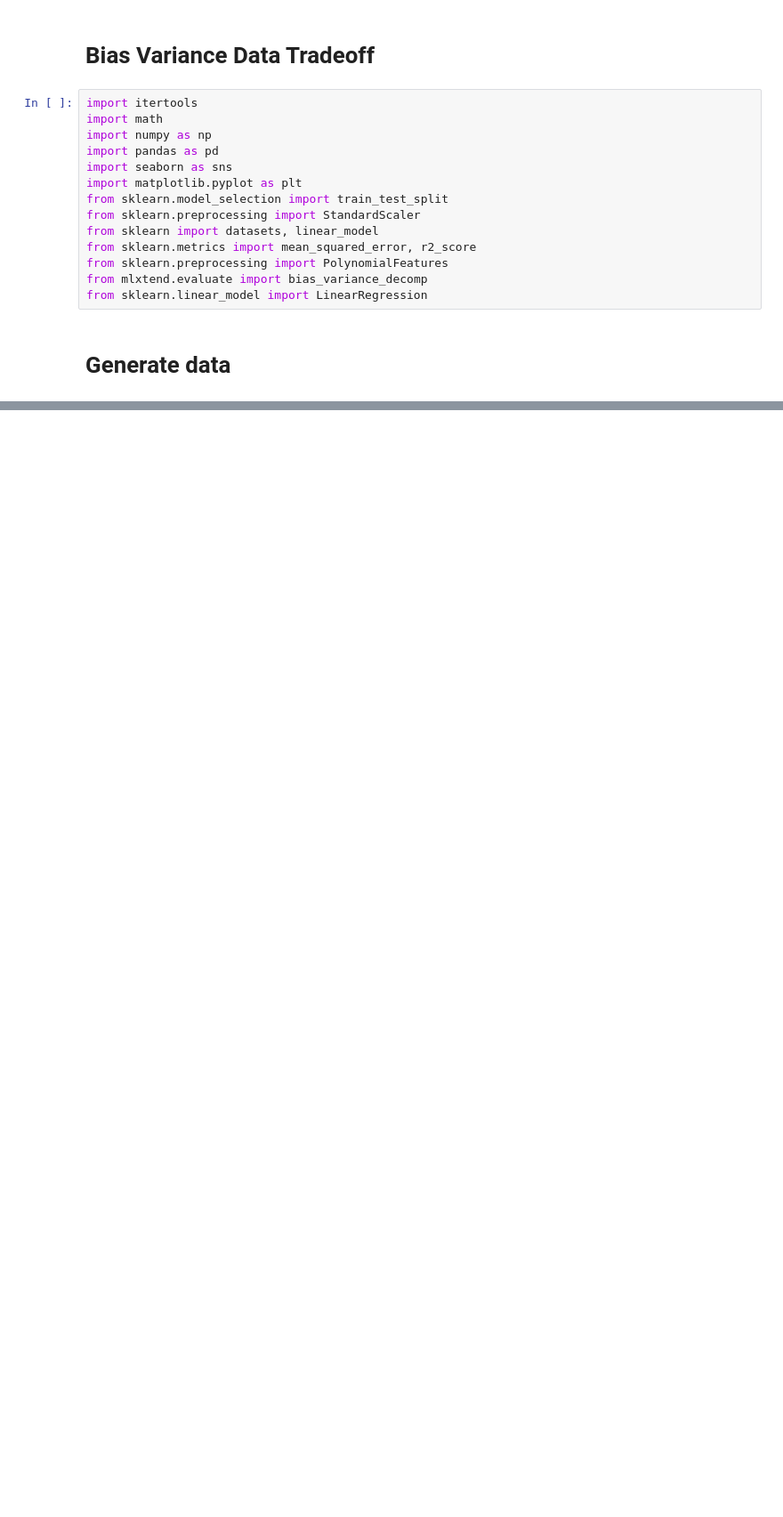
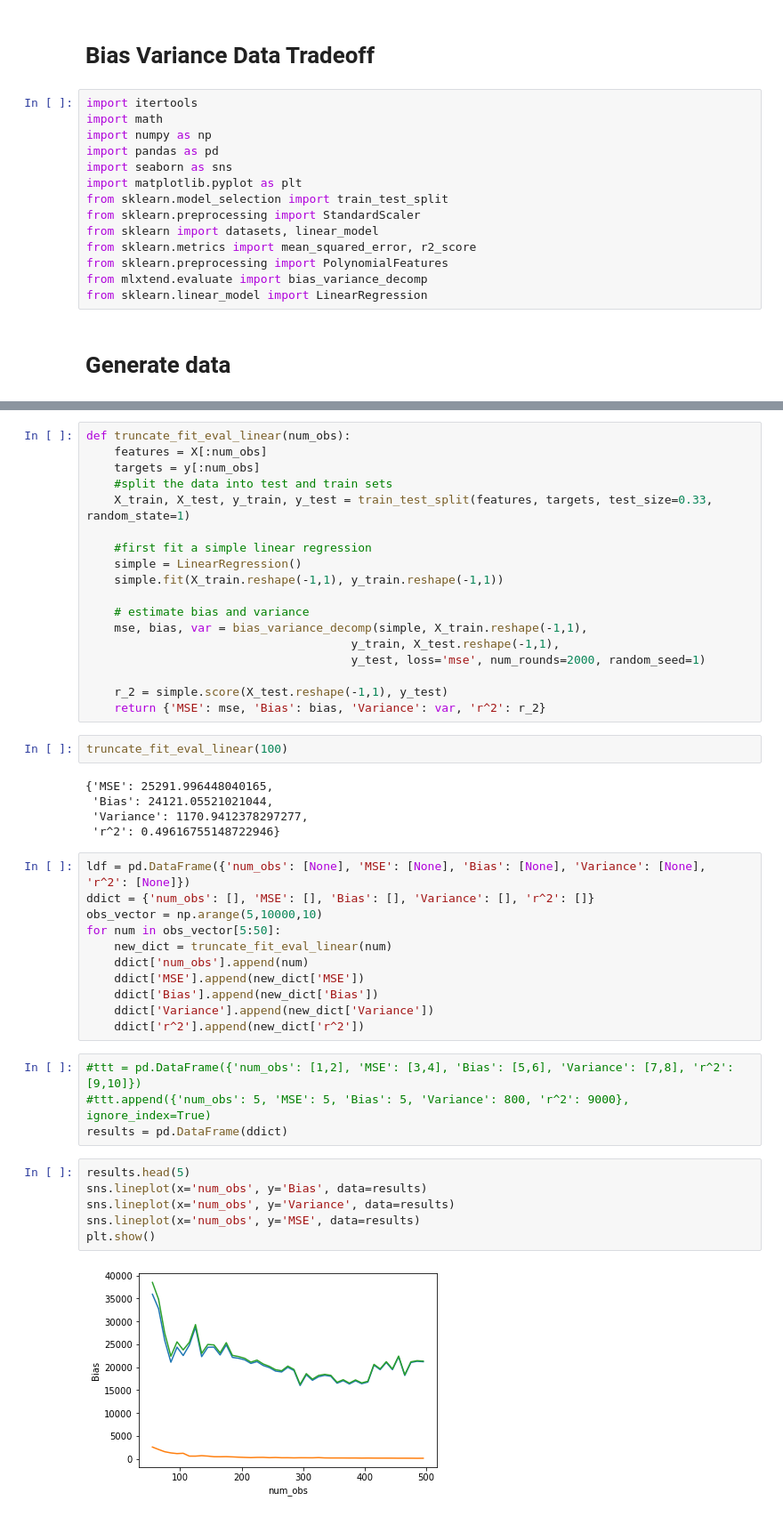
Before and after one commit to christiejibaraki/bias_variance_explo, a Jupyter notebook: bias-variance-tradeoff.ipynb, the cells around one changed output, grey strips where cells are left out. Shown at 89% size. Saved outputs shown, nothing was run; the diff lists cells and outputs as text; blank space fills up the shorter version.

Commit message:
added bias variance decomp for a simple linear model and plotted over number of observations in dataset

```diff
--- a/bias-variance-tradeoff.ipynb
+++ b/bias-variance-tradeoff.ipynb
@@ -56,0 +57,48 @@ simple linear model R^2 = 0.5072490767290517
+# %%
+def truncate_fit_eval_linear(num_obs):
+    features = X[:num_obs]
+    targets = y[:num_obs]
+    #split the data into test and train sets
+    X_train, X_test, y_train, y_test = train_test_split(features, targets, test_size=0.33, random_state=1)
+
+    #first fit a simple linear regression
+    simple = LinearRegression()
+    simple.fit(X_train.reshape(-1,1), y_train.reshape(-1,1))
+
+    # estimate bias and variance
+    mse, bias, var = bias_variance_decomp(simple, X_train.reshape(-1,1),
+                                      y_train, X_test.reshape(-1,1),
+                                      y_test, loss='mse', num_rounds=2000, random_seed=1)
+
+    r_2 = simple.score(X_test.reshape(-1,1), y_test)
+    return {'MSE': mse, 'Bias': bias, 'Variance': var, 'r^2': r_2}
+# %%
+truncate_fit_eval_linear(100)
+# %% [output]
+{'MSE': 25291.996448040165,
+ 'Bias': 24121.05521021044,
+ 'Variance': 1170.9412378297277,
+ 'r^2': 0.49616755148722946}
+# %%
+ldf = pd.DataFrame({'num_obs': [None], 'MSE': [None], 'Bias': [None], 'Variance': [None], 'r^2': [None]})
+ddict = {'num_obs': [], 'MSE': [], 'Bias': [], 'Variance': [], 'r^2': []}
+obs_vector = np.arange(5,10000,10)
+for num in obs_vector[5:50]:
+    new_dict = truncate_fit_eval_linear(num)
+    ddict['num_obs'].append(num)
+    ddict['MSE'].append(new_dict['MSE'])
+    ddict['Bias'].append(new_dict['Bias'])
+    ddict['Variance'].append(new_dict['Variance'])
+    ddict['r^2'].append(new_dict['r^2'])
+# %%
+#ttt = pd.DataFrame({'num_obs': [1,2], 'MSE': [3,4], 'Bias': [5,6], 'Variance': [7,8], 'r^2': [9,10]})
+#ttt.append({'num_obs': 5, 'MSE': 5, 'Bias': 5, 'Variance': 800, 'r^2': 9000}, ignore_index=True)
+results = pd.DataFrame(ddict)
+# %%
+results.head(5)
+sns.lineplot(x='num_obs', y='Bias', data=results)
+sns.lineplot(x='num_obs', y='Variance', data=results)
+sns.lineplot(x='num_obs', y='MSE', data=results)
+plt.show()
+# %% [output]
+[figure, added]
```
Also changed, not shown: parts of 6 cells of this notebook.
